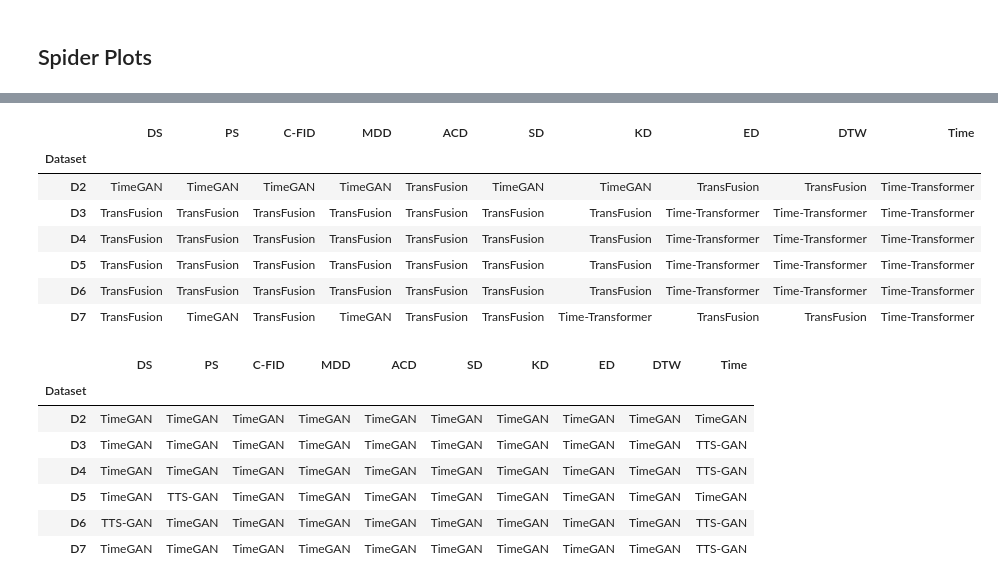
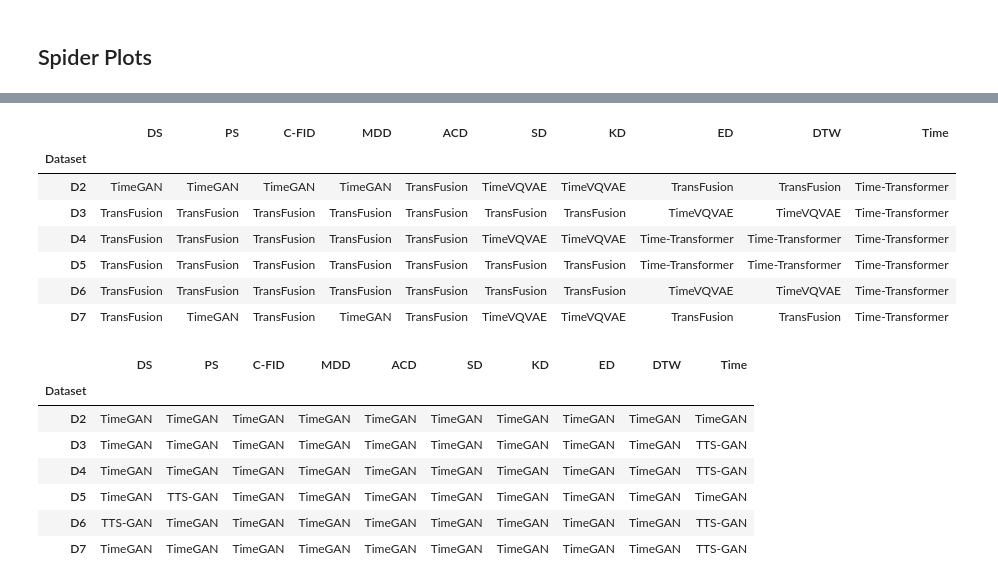
Before and after one commit to istvan-derda/Istvans-TSGBench, a Jupyter notebook: visualizations/visualize_numeric_results.ipynb, the cells around one changed output, grey strips where cells are left out. Drawn from its saved outputs; the diff is of its cells as text; code cells hidden in the pictures.

```diff
--- a/visualizations/visualize_numeric_results.ipynb
+++ b/visualizations/visualize_numeric_results.ipynb
@@ -6,7 +6,7 @@ import seaborn as sns
 from pyprojroot import here
 import plotly.express as px
 
-methods = ["TimeGAN", "Time-Transformer", "TransFusion", "TTS-GAN"]
+methods = ["JustCopy", "TimeGAN", "Time-Transformer", "TransFusion", "TTS-GAN", "TimeVQVAE"]
 datasets = ["D2", "D3", "D4", "D5", "D6", "D7"]
 
 rows = []
@@ -187,8 +235,9 @@ fig.show()
 # %%
 from scipy.stats import friedmanchisquare
 
-df = fidelity_scores.unstack(level=1)
+df = df_all.unstack(level=1).T
+ranks = df.rank(axis=0, method='average', ascending=False)
 
-stat, p = friedmanchisquare(*[df[col] for col in df.columns])
+stat, p = friedmanchisquare(*[ranks.loc[m].values for m in ranks.index])
 p
 # %% [output]
@@ -196,6 +244,0 @@ p
-# %%
-import scikit_posthocs as sp
-
-df = fidelity_scores.unstack(level=1)
-posthoc = sp.posthoc_conover(df.to_numpy(), p_adjust='bonferroni')
-posthoc
@@ -208,40 +245,42 @@ posthoc
 # %%
 import pandas as pd
 
 def leaderboard(df):
     # Create a new DataFrame with the same columns
     out = pd.DataFrame(index=df.index.levels[1], columns=df.columns)
 
     for lvl2 in df.index.levels[1]:
         # Select all rows with this level2
         subset = df.xs(lvl2, level=1)
         # Find max in each column
         min_idx = subset.idxmin()  # gives Level1 with max for each column
         out.loc[lvl2] = min_idx
 
 
     def color_cells(value):
         if value == "TTS-GAN":
             return 'background-color: yellow'
         if value == "TransFusion":
             return 'background-color: lightgreen'
         if value == "TimeGAN":
             return 'background-color: lightblue'
         if value == "Time-Transformer":
             return 'background-color: pink'
+        if value == "TimeVQVAE":
+            return 'background-color: turquoise'
 
     return out.style.applymap(color_cells)
 
-leaderboard(df_all)
+leaderboard(df_all.drop(index="JustCopy", level="Method"))
 # %% [output]
 |  | DS | PS | C-FID | MDD | ACD | SD | KD | ED | DTW | Time |
 | Dataset |  |  |  |  |  |  |  |  |  |  |
-| D2 | TimeGAN | TimeGAN | TimeGAN | TimeGAN | TransFusion | TimeGAN | TimeGAN | TransFusion | TransFusion | Time-Transformer |
-| D3 | TransFusion | TransFusion | TransFusion | TransFusion | TransFusion | TransFusion | TransFusion | Time-Transformer | Time-Transformer | Time-Transformer |
-| D4 | TransFusion | TransFusion | TransFusion | TransFusion | TransFusion | TransFusion | TransFusion | Time-Transformer | Time-Transformer | Time-Transformer |
+| D2 | TimeGAN | TimeGAN | TimeGAN | TimeGAN | TransFusion | TimeVQVAE | TimeVQVAE | TransFusion | TransFusion | Time-Transformer |
+| D3 | TransFusion | TransFusion | TransFusion | TransFusion | TransFusion | TransFusion | TransFusion | TimeVQVAE | TimeVQVAE | Time-Transformer |
+| D4 | TransFusion | TransFusion | TransFusion | TransFusion | TransFusion | TimeVQVAE | TimeVQVAE | Time-Transformer | Time-Transformer | Time-Transformer |
 | D5 | TransFusion | TransFusion | TransFusion | TransFusion | TransFusion | TransFusion | TransFusion | Time-Transformer | Time-Transformer | Time-Transformer |
-| D6 | TransFusion | TransFusion | TransFusion | TransFusion | TransFusion | TransFusion | TransFusion | Time-Transformer | Time-Transformer | Time-Transformer |
-| D7 | TransFusion | TimeGAN | TransFusion | TimeGAN | TransFusion | TransFusion | Time-Transformer | TransFusion | TransFusion | Time-Transformer |
+| D6 | TransFusion | TransFusion | TransFusion | TransFusion | TransFusion | TransFusion | TransFusion | TimeVQVAE | TimeVQVAE | Time-Transformer |
+| D7 | TransFusion | TimeGAN | TransFusion | TimeGAN | TransFusion | TimeVQVAE | TimeVQVAE | TransFusion | TransFusion | Time-Transformer |
 # %%
 leaderboard(df_all[df_all.index.get_level_values(level=0).isin(["TTS-GAN", "TimeGAN"])])
 # %% [output]
```
Also changed, not shown: parts of 19 cells of this notebook, 2 other files.
